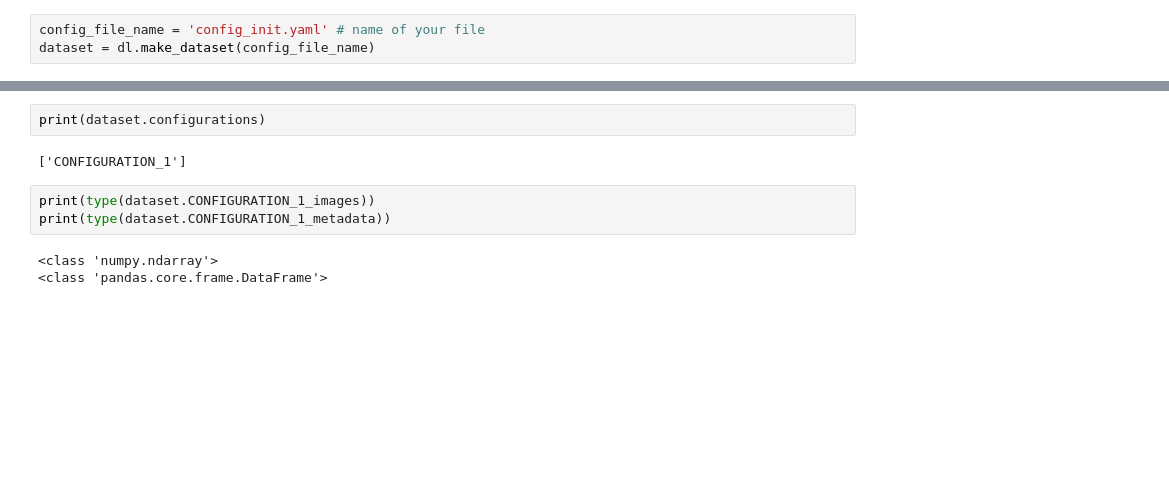
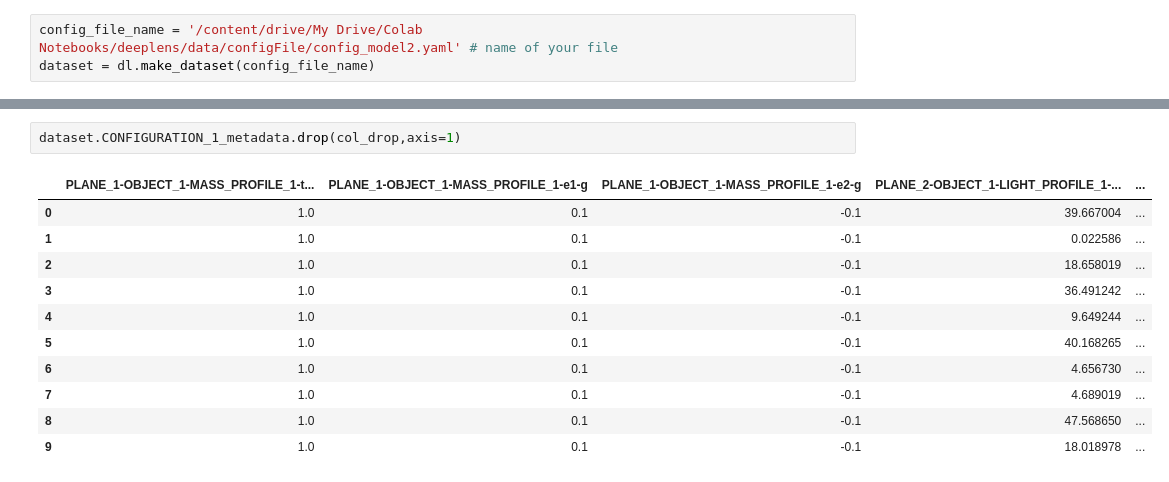
Before and after one commit to emmahoggett/Error_class_lenstronomy, a Jupyter notebook: Simulations/deeplens.ipynb, the cells around one changed output, grey strips where cells are left out. Cells and saved outputs as stored; diff of their text form; blank space fills up the shorter version.

```diff
--- a/Simulations/deeplens.ipynb
+++ b/Simulations/deeplens.ipynb
@@ -3,3 +62,3 @@ import deeplenstronomy.deeplenstronomy as dl
 # %%
-config_file_name = 'config_init.yaml' # name of your file
+config_file_name = '/content/drive/My Drive/Colab Notebooks/deeplens/data/configFile/config_model2.yaml' # name of your file
 dataset = dl.make_dataset(config_file_name)
@@ -26,10 +65,14 @@ COSMOLOGY:
-# %%
-print(dataset.configurations)
-# %% [output]
-['CONFIGURATION_1']
-# %%
-print(type(dataset.CONFIGURATION_1_images))
-print(type(dataset.CONFIGURATION_1_metadata))
-# %% [output]
-<class 'numpy.ndarray'>
-<class 'pandas.core.frame.DataFrame'>
+# %%
+dataset.CONFIGURATION_1_metadata.drop(col_drop,axis=1)
+# %% [output]
+|  | PLANE_1-OBJECT_1-MASS_PROFILE_1-t... | PLANE_1-OBJECT_1-MASS_PROFILE_1-e1-g | PLANE_1-OBJECT_1-MASS_PROFILE_1-e2-g | PLANE_2-OBJECT_1-LIGHT_PROFILE_1-... | ... |
+| 0 | 1.0 | 0.1 | -0.1 | 39.667004 | ... |
+| 1 | 1.0 | 0.1 | -0.1 | 0.022586 | ... |
+| 2 | 1.0 | 0.1 | -0.1 | 18.658019 | ... |
+| 3 | 1.0 | 0.1 | -0.1 | 36.491242 | ... |
+| 4 | 1.0 | 0.1 | -0.1 | 9.649244 | ... |
+| 5 | 1.0 | 0.1 | -0.1 | 40.168265 | ... |
+| 6 | 1.0 | 0.1 | -0.1 | 4.656730 | ... |
+| 7 | 1.0 | 0.1 | -0.1 | 4.689019 | ... |
+| 8 | 1.0 | 0.1 | -0.1 | 47.568650 | ... |
+| 9 | 1.0 | 0.1 | -0.1 | 18.018978 | ... |
```
Also changed, not shown: parts of 18 cells of this notebook, 17 other files.
